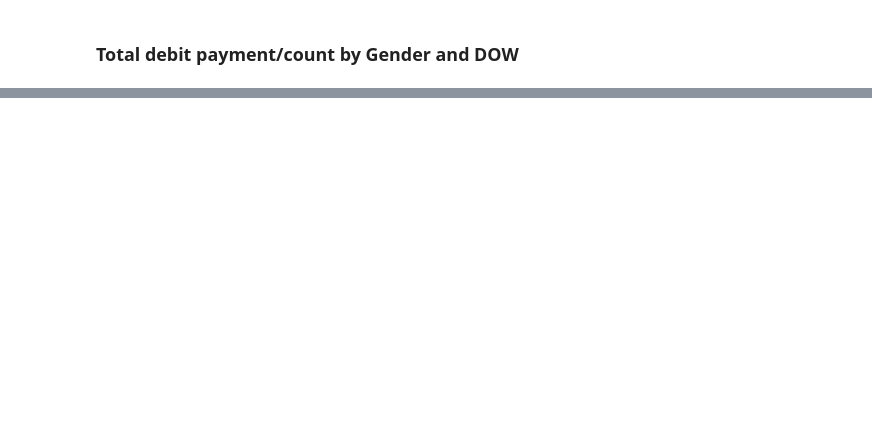
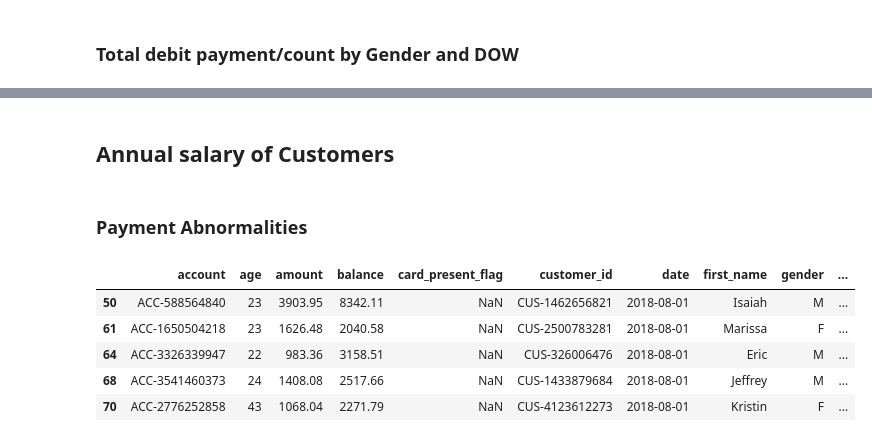
Before and after one commit to baoqdng/Customer_Transaction_Analytics, a Jupyter notebook: Customer_Transaction_Predictive_Analytics.ipynb, the cells around one changed output, grey strips where cells are left out. Saved outputs shown, nothing was run; the diff lists cells and outputs as text; code cells hidden in the pictures; blank space fills up the shorter version.

```diff
--- a/Customer_Transaction_Predictive_Analytics.ipynb
+++ b/Customer_Transaction_Predictive_Analytics.ipynb
@@ -839,3 +850,18 @@ fig.update_layout(height=400,
 fig.show()
 # %% [output]
 [interactive output not drawn]
+# %% [markdown]
+## Annual salary of Customers
+# %% [markdown]
+### Payment Abnormalities
+# %%
+trans_des = dict(tuple(df.groupby('txn_description')))
+salary = trans_des['PAY/SALARY']
+salary.head(5)
+# %% [output]
+|  | account | age | amount | balance | card_present_flag | customer_id | date | first_name | gender | ... |
+| 50 | ACC-588564840 | 23 | 3903.95 | 8342.11 | NaN | CUS-1462656821 | 2018-08-01 | Isaiah | M | ... |
+| 61 | ACC-1650504218 | 23 | 1626.48 | 2040.58 | NaN | CUS-2500783281 | 2018-08-01 | Marissa | F | ... |
+| 64 | ACC-3326339947 | 22 | 983.36 | 3158.51 | NaN | CUS-326006476 | 2018-08-01 | Eric | M | ... |
+| 68 | ACC-3541460373 | 24 | 1408.08 | 2517.66 | NaN | CUS-1433879684 | 2018-08-01 | Jeffrey | M | ... |
+| 70 | ACC-2776252858 | 43 | 1068.04 | 2271.79 | NaN | CUS-4123612273 | 2018-08-01 | Kristin | F | ... |
```
Also changed, not shown: parts of 15 cells of this notebook.
